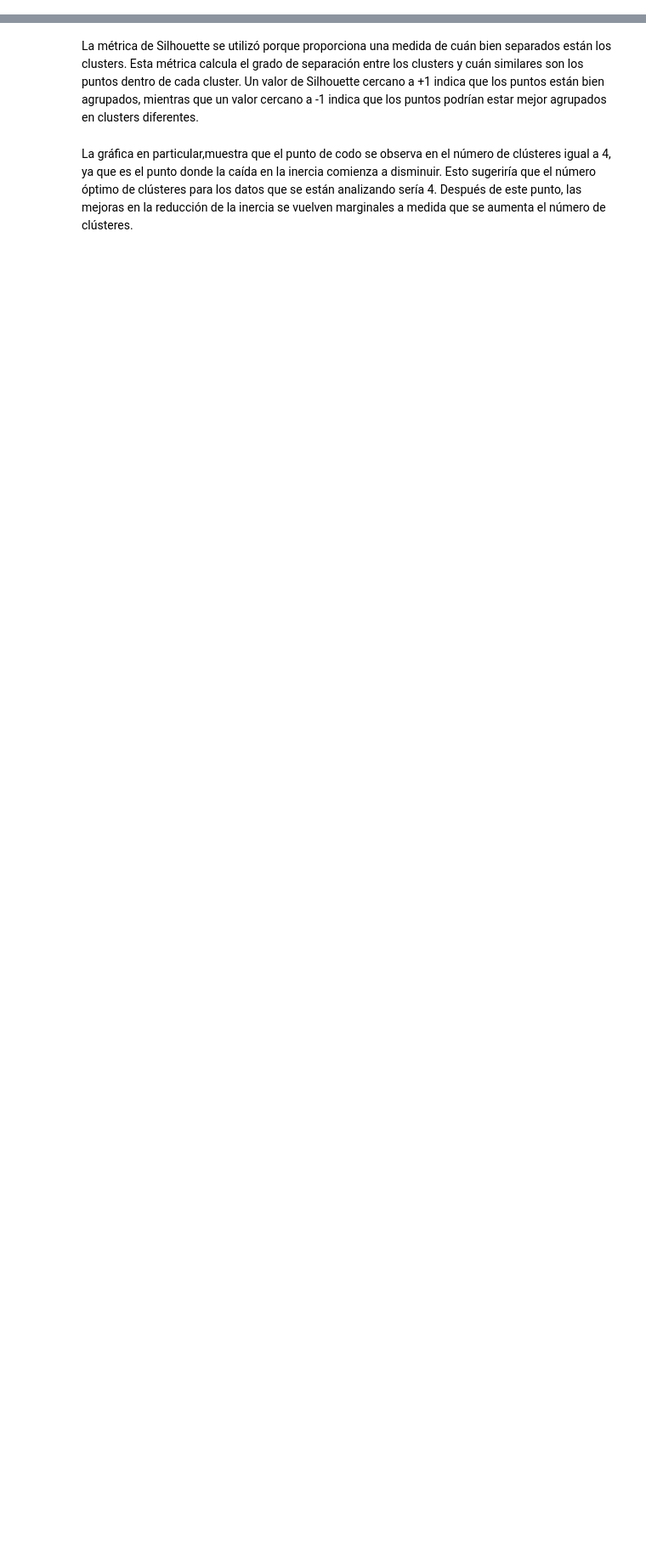
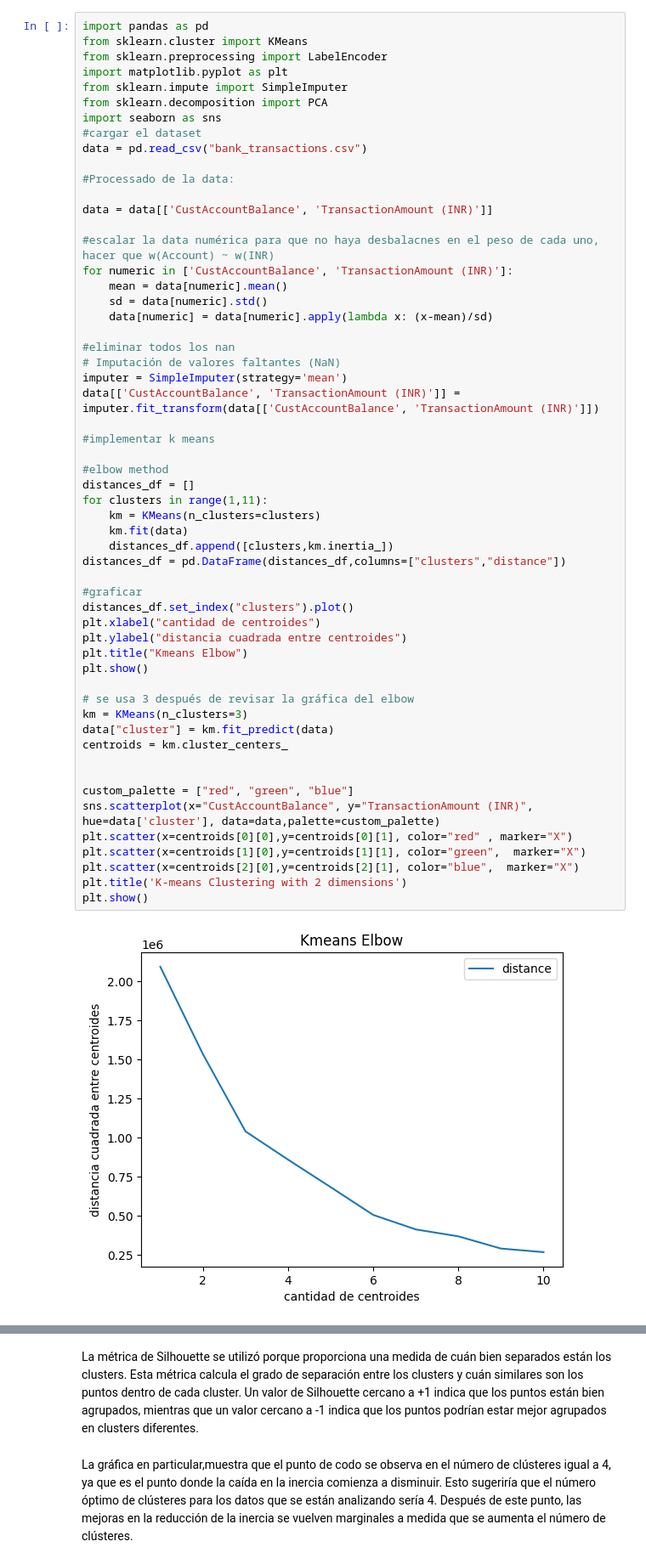
Before and after one commit to AGM54/labintelig, a Jupyter notebook: Jup.ipynb, the cells around one changed output, grey strips where cells are left out. Shown: that part at 85% size. Saved outputs shown, nothing was run; the diff lists cells and outputs as text; blank space fills up the shorter version.

```diff
--- a/Jup.ipynb
+++ b/Jup.ipynb
@@ -2,0 +101,58 @@
+# %%
+import pandas as pd
+from sklearn.cluster import KMeans
+from sklearn.preprocessing import LabelEncoder
+import matplotlib.pyplot as plt
+from sklearn.impute import SimpleImputer
+from sklearn.decomposition import PCA
+import seaborn as sns
+#cargar el dataset
+data = pd.read_csv("bank_transactions.csv")
+
+#Processado de la data:
+
+data = data[['CustAccountBalance', 'TransactionAmount (INR)']]
+
+#escalar la data numérica para que no haya desbalacnes en el peso de cada uno, hacer que w(Account) ~ w(INR)
+for numeric in ['CustAccountBalance', 'TransactionAmount (INR)']:
+    mean = data[numeric].mean()
+    sd = data[numeric].std()
+    data[numeric] = data[numeric].apply(lambda x: (x-mean)/sd)
+
+#eliminar todos los nan
+# Imputación de valores faltantes (NaN)
+imputer = SimpleImputer(strategy='mean')
+data[['CustAccountBalance', 'TransactionAmount (INR)']] = imputer.fit_transform(data[['CustAccountBalance', 'TransactionAmount (INR)']])
+
+#implementar k means
+
+#elbow method
+distances_df = []
+for clusters in range(1,11):
+    km = KMeans(n_clusters=clusters)
+    km.fit(data)
+    distances_df.append([clusters,km.inertia_])
+distances_df = pd.DataFrame(distances_df,columns=["clusters","distance"])
+
+#graficar
+distances_df.set_index("clusters").plot()
+plt.xlabel("cantidad de centroides")
+plt.ylabel("distancia cuadrada entre centroides")
+plt.title("Kmeans Elbow")
+plt.show()
+
+# se usa 3 después de revisar la gráfica del elbow
+km = KMeans(n_clusters=3)
+data["cluster"] = km.fit_predict(data)
+centroids = km.cluster_centers_
+
+
+custom_palette = ["red", "green", "blue"]
+sns.scatterplot(x="CustAccountBalance", y="TransactionAmount (INR)", hue=data['cluster'], data=data,palette=custom_palette)
+plt.scatter(x=centroids[0][0],y=centroids[0][1], color="red" , marker="X")
+plt.scatter(x=centroids[1][0],y=centroids[1][1], color="green",  marker="X")
+plt.scatter(x=centroids[2][0],y=centroids[2][1], color="blue",  marker="X")
+plt.title('K-means Clustering with 2 dimensions')
+plt.show()
+# %% [output]
+[figure, added]
```
Also changed, not shown: parts of 13 cells of this notebook, 2 other files.
